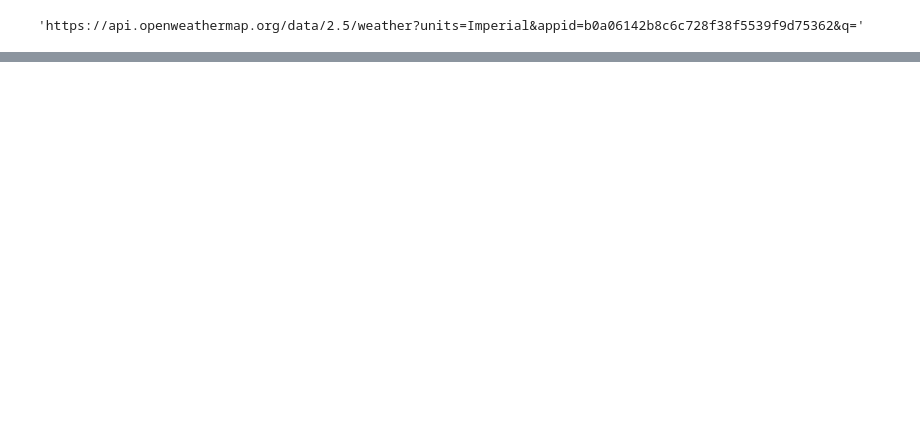
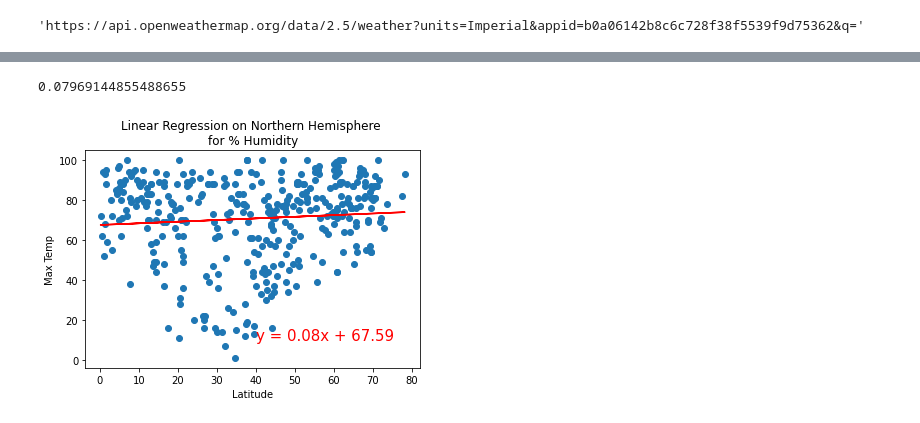
Before and after one commit to npantfoerder/world-weather-analysis, a Jupyter notebook: WeatherPy.ipynb, the cells around one changed output, grey strips where cells are left out. Cells and saved outputs as stored; diff of their text form; code cells hidden in the pictures; blank space fills up the shorter version.

```diff
--- a/WeatherPy.ipynb
+++ b/WeatherPy.ipynb
@@ -249,0 +315,13 @@ plt.show()
+# %%
+# Linear regression on the Northern Hemisphere
+x_values = northern_hemi_df['Lat']
+y_values = northern_hemi_df['Humidity']
+
+plot_linear_regression(
+    x_values, y_values,
+    'Linear Regression on Northern Hemisphere \nfor % Humidity',
+    '% Humidity', (40, 10)
+)
+# %% [output]
+0.07969144855488655
+[figure, added]
```
Also changed, not shown: parts of 18 cells of this notebook, 5 other files.
